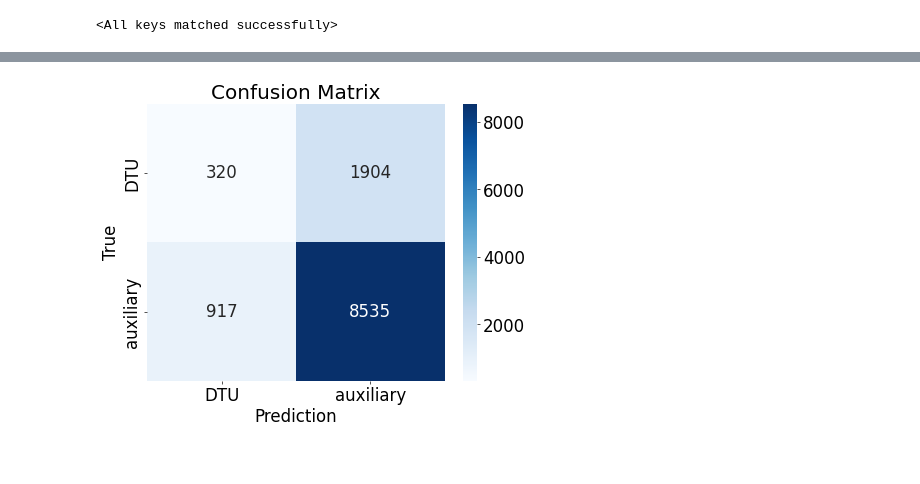
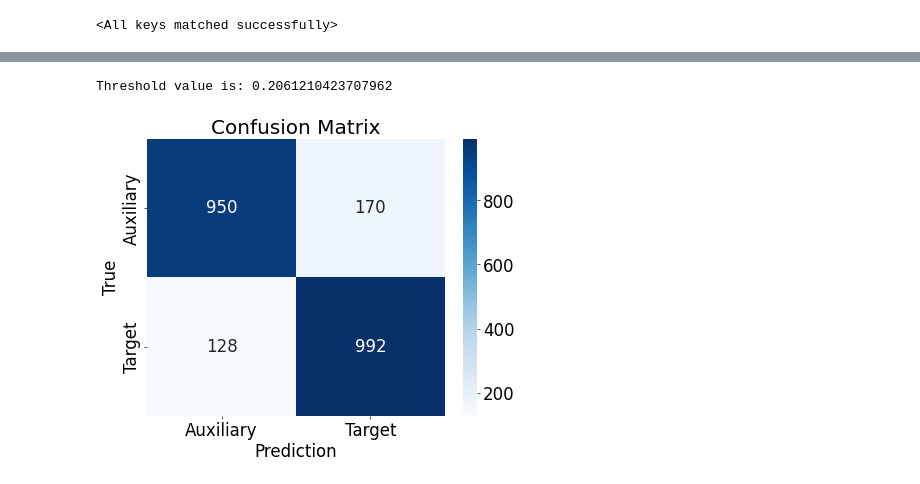
Before and after one commit to osquera/MIA_SD, a Jupyter notebook: attack_model.ipynb, the cells around one changed output, grey strips where cells are left out. Drawn from its saved outputs; the diff is of its cells as text; code cells hidden in the pictures.

```diff
--- a/attack_model.ipynb
+++ b/attack_model.ipynb
@@ -207,6 +232,7 @@ save_path = 'custom-classifier_resnet_18_final.pth'
 torch.save(model.state_dict(), save_path)
 # %%
 # Get model
+save_path = 'images_attack_model' + os.sep + images_folder + os.sep + 'custom-classifier_resnet_18_final.pth'
 model.load_state_dict(torch.load(save_path))
 # %% [output]
 <All keys matched successfully>
@@ -225,7 +251,7 @@ def create_dataset_test(parent_dir):
 
     return dataset
 
-parent_dir = cwd + os.sep + 'images_attack_model' + os.sep + 'DTU_gen_vs_AAU_v2_test2' + os.sep
+parent_dir = cwd + os.sep + 'images_attack_model' + os.sep + 'DTU_wm_vs_AAU_seen_test' + os.sep                               #'AAU_vs_lfw_test' + os.sep
 test_dataset = create_dataset_test(parent_dir)
 test_dataloader = torch.utils.data.DataLoader(test_dataset, batch_size=32, shuffle=True)
 
@@ -284,13 +310,14 @@ with torch.no_grad():
         inputs = inputs.to(device)
         labels = labels.to(device)
         outputs = model(inputs)
-        _, preds = torch.max(outputs, 1)
-        y_pred += preds.tolist()
+        probs = F.softmax(outputs, dim=1)
+        # Get the probability of the positive class
+        y_pred += probs[:, 1].tolist()
         y_true += labels.tolist()
-print(classification_report(y_true, y_pred, target_names=class_names))
+print(classification_report(y_true, np.array(y_pred) > 0.5, target_names=class_names))
 
 # Confusion matrix
-cm = confusion_matrix(y_true, y_pred)
+cm = confusion_matrix(y_true, np.array(y_pred) > 0.5)
 plt.figure(figsize=(8, 6))
 sns.heatmap(cm, annot=True, fmt='d', xticklabels=class_names, yticklabels=class_names, cmap='Blues')
 plt.xlabel('Prediction')
@@ -309,0 +337,17 @@ weighted avg       0.71      0.76      0.73     11676
+# %%
+# Show the auc score and the roc curve
+from sklearn.metrics import roc_auc_score
+from sklearn.metrics import roc_curve
+from sklearn.metrics import auc
+fpr, tpr, thresholds = roc_curve(y_true, y_pred)
+roc_auc = auc(fpr, tpr)
+plt.figure(figsize=(8, 6))
+plt.plot(fpr,tpr, color='darkorange', lw=2, label='ROC curve (area = %0.2f)' % roc_auc)
+plt.plot([0, 1], [0, 1], color='navy', lw=2, linestyle='--')
+plt.xlabel('False Positive Rate')
+plt.ylabel('True Positive Rate')
+plt.title('Receiver Operating Characteristic Curve')
+plt.legend(loc="lower right")
+plt.show()
+
+roc_auc_score(y_true, y_pred)
@@ -310,10 +357,15 @@ weighted avg       0.71      0.76      0.73     11676
 # %%
-cm = confusion_matrix(y_true, y_pred)
+optimal_idx = np.argmax(tpr-fpr)
+optimal_threshold = thresholds[optimal_idx]
+print("Threshold value is:", optimal_threshold)
+
+cm = confusion_matrix(y_true, np.array(y_pred) > optimal_threshold)
 plt.figure(figsize=(8, 6))
-sns.heatmap(cm, annot=True, fmt='d', xticklabels=['DTU', 'auxiliary'], yticklabels=('DTU','auxiliary'), cmap='Blues')
+sns.heatmap(cm, annot=True, fmt='d', xticklabels=['Auxiliary', 'Target'], yticklabels=['Auxiliary', 'Target'], cmap='Blues')
 plt.xlabel('Prediction')
 plt.ylabel('True')
 plt.title('Confusion Matrix')
 plt.show()
 # %% [output]
+Threshold value is: 0.2061210423707962
-[figure, old version]
+[figure, new version]
```
Also changed, not shown: parts of 14 cells of this notebook.
